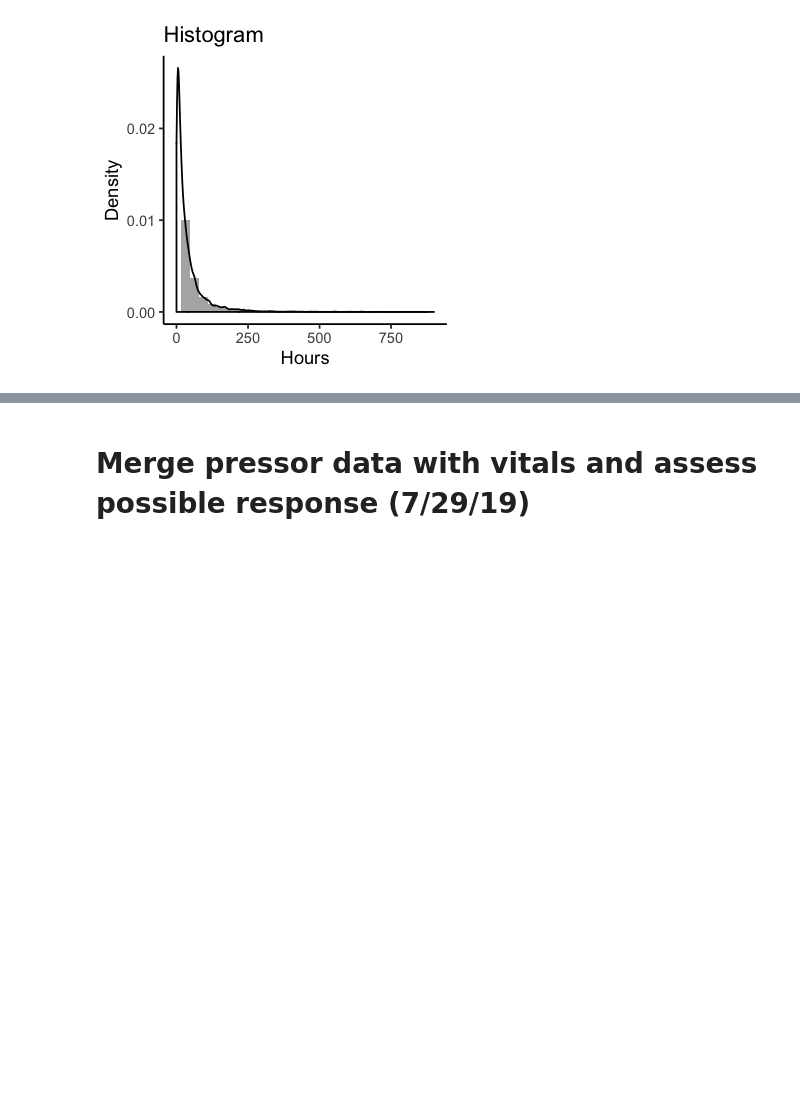
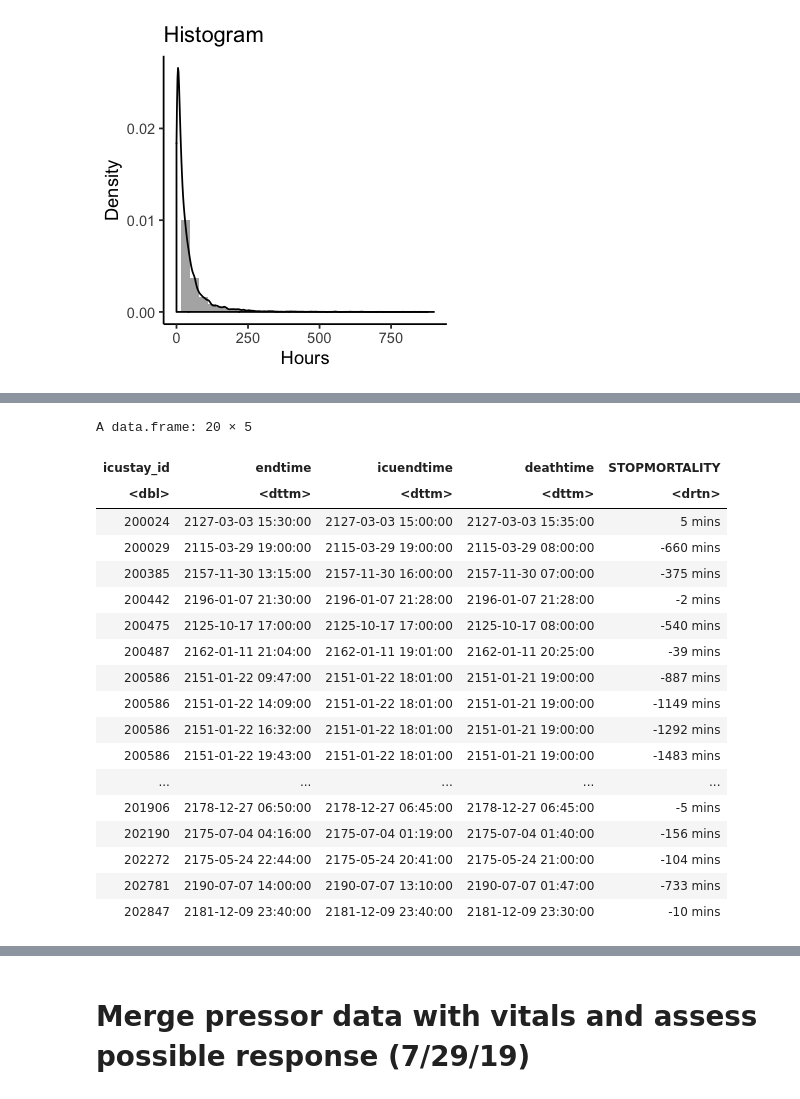
Before and after one commit to ruoyijiang/general, a Jupyter notebook: projects/haimovich_pressors/R_Pressor_Outcomes.ipynb, the cells around one changed output, grey strips where cells are left out. Cells and saved outputs as stored; diff of their text form; code cells hidden in the pictures; blank space fills up the shorter version.

Commit message:
mortality filter

```diff
--- a/projects/haimovich_pressors/R_Pressor_Outcomes.ipynb
+++ b/projects/haimovich_pressors/R_Pressor_Outcomes.ipynb
@@ -110,7 +119,8 @@ A data.frame: 6 × 5
 input_df <- pressors_df %>%
     filter('norepinephrinedurations' == pressor) %>%
     left_join(lengthstay_df, by = "icustay_id") %>%
-    mutate(starttime = fastPOSIXct(starttime), endtime = fastPOSIXct(endtime), icustarttime = fastPOSIXct(icustarttime), icuendtime = fastPOSIXct(icuendtime))
+    mutate(starttime = fastPOSIXct(starttime), endtime = fastPOSIXct(endtime),
+           icustarttime = fastPOSIXct(icustarttime), icuendtime = fastPOSIXct(icuendtime))
 # %% [markdown]
 # Analyze Filters (7/31/19)
 # %% [markdown]
@@ -278,0 +321,28 @@ output_df <- input_df %>%
+# %%
+input_df %>%
+    left_join(nonvitals_predictor_df, by = "icustay_id") %>%
+    select(icustay_id, endtime, icuendtime, deathtime) %>%
+    mutate(deathtime = fastPOSIXct(deathtime)) %>%
+    mutate(STOPMORTALITY = difftime(deathtime, endtime, units = "mins")) %>%
+    filter(STOPMORTALITY  < 10 & STOPMORTALITY ) %>%
+    head(20)
+# %% [output]
+A data.frame: 20 × 5
+| icustay_id | endtime | icuendtime | deathtime | STOPMORTALITY |
+| <dbl> | <dttm> | <dttm> | <dttm> | <drtn> |
+| 200024 | 2127-03-03 15:30:00 | 2127-03-03 15:00:00 | 2127-03-03 15:35:00 | 5 mins |
+| 200029 | 2115-03-29 19:00:00 | 2115-03-29 19:00:00 | 2115-03-29 08:00:00 | -660 mins |
+| 200385 | 2157-11-30 13:15:00 | 2157-11-30 16:00:00 | 2157-11-30 07:00:00 | -375 mins |
+| 200442 | 2196-01-07 21:30:00 | 2196-01-07 21:28:00 | 2196-01-07 21:28:00 | -2 mins |
+| 200475 | 2125-10-17 17:00:00 | 2125-10-17 17:00:00 | 2125-10-17 08:00:00 | -540 mins |
+| 200487 | 2162-01-11 21:04:00 | 2162-01-11 19:01:00 | 2162-01-11 20:25:00 | -39 mins |
+| 200586 | 2151-01-22 09:47:00 | 2151-01-22 18:01:00 | 2151-01-21 19:00:00 | -887 mins |
+| 200586 | 2151-01-22 14:09:00 | 2151-01-22 18:01:00 | 2151-01-21 19:00:00 | -1149 mins |
+| 200586 | 2151-01-22 16:32:00 | 2151-01-22 18:01:00 | 2151-01-21 19:00:00 | -1292 mins |
+| 200586 | 2151-01-22 19:43:00 | 2151-01-22 18:01:00 | 2151-01-21 19:00:00 | -1483 mins |
+| ... | ... | ... | ... | ... |
+| 201906 | 2178-12-27 06:50:00 | 2178-12-27 06:45:00 | 2178-12-27 06:45:00 | -5 mins |
+| 202190 | 2175-07-04 04:16:00 | 2175-07-04 01:19:00 | 2175-07-04 01:40:00 | -156 mins |
+| 202272 | 2175-05-24 22:44:00 | 2175-05-24 20:41:00 | 2175-05-24 21:00:00 | -104 mins |
+| 202781 | 2190-07-07 14:00:00 | 2190-07-07 13:10:00 | 2190-07-07 01:47:00 | -733 mins |
+| 202847 | 2181-12-09 23:40:00 | 2181-12-09 23:40:00 | 2181-12-09 23:30:00 | -10 mins |
```
Also changed, not shown: parts of 17 cells of this notebook.
